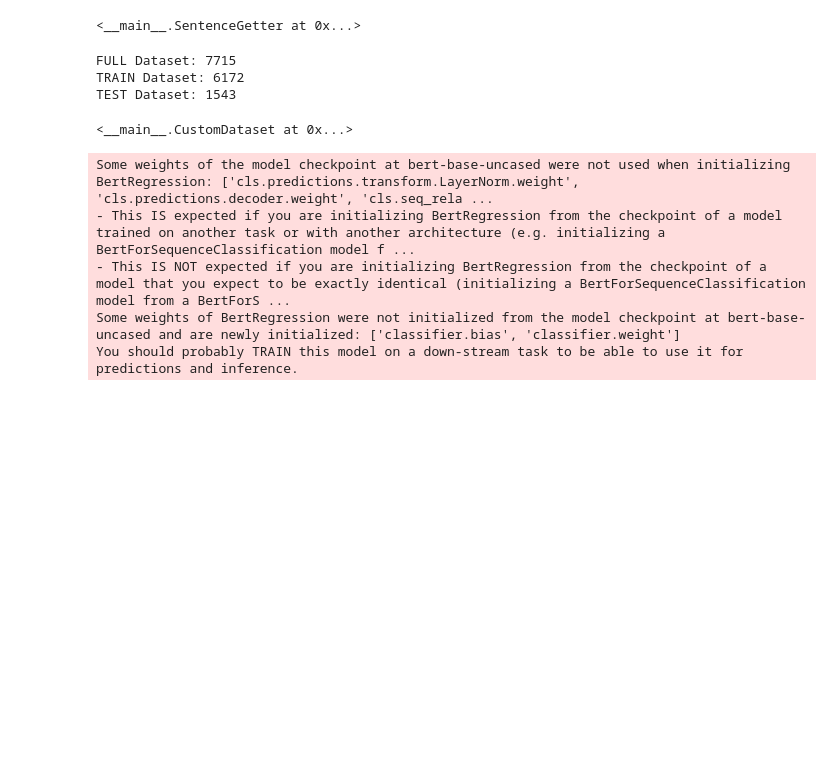
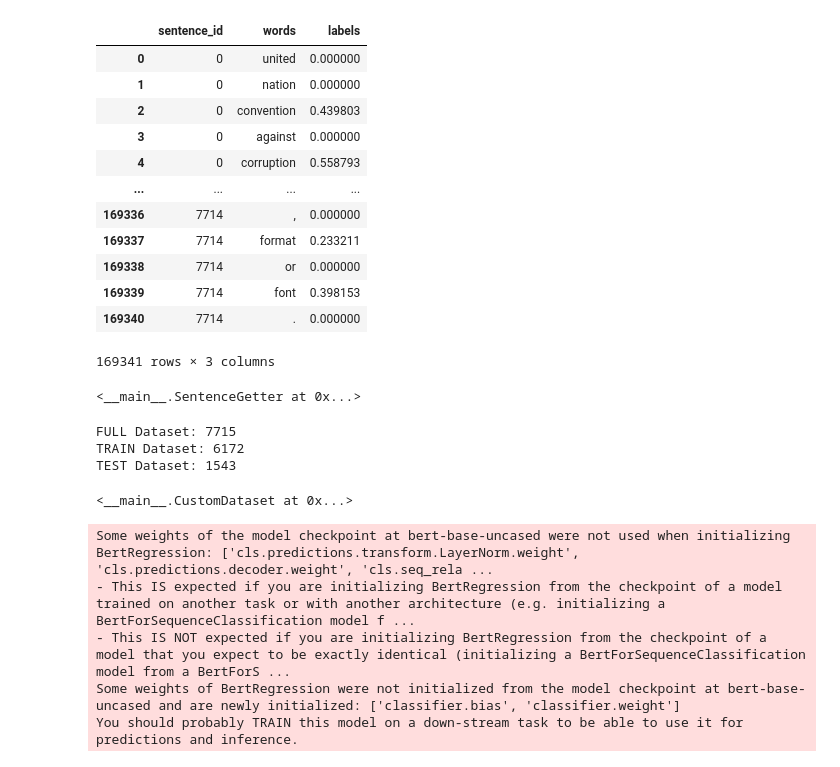
Before and after one commit to honghanhh/terminology-extraction, a Jupyter notebook: termhood/Regressors.ipynb, the cells around one changed output. Cells and saved outputs as stored; diff of their text form; code cells hidden in the pictures; blank space fills up the shorter version.

```diff
--- a/termhood/Regressors.ipynb
+++ b/termhood/Regressors.ipynb
@@ -38,6 +40,22 @@ To: /content/ann_train_inl.csv
 # %%
 data_df = pd.read_csv('ann_train_inl.csv')
 train_df = data_df
+# %%
+train_df
+# %% [output]
+|  | sentence_id | words | labels |
+| 0 | 0 | united | 0.000000 |
+| 1 | 0 | nation | 0.000000 |
+| 2 | 0 | convention | 0.439803 |
+| 3 | 0 | against | 0.000000 |
+| 4 | 0 | corruption | 0.558793 |
+| ... | ... | ... | ... |
+| 169336 | 7714 | , | 0.000000 |
+| 169337 | 7714 | format | 0.233211 |
+| 169338 | 7714 | or | 0.000000 |
+| 169339 | 7714 | font | 0.398153 |
+| 169340 | 7714 | . | 0.000000 |
+169341 rows × 3 columns
 # %%
 # Creating a class to pull the words from the columns and create them into sentences
 
```
Also changed, not shown: parts of 2 cells of this notebook, 4 other files.
